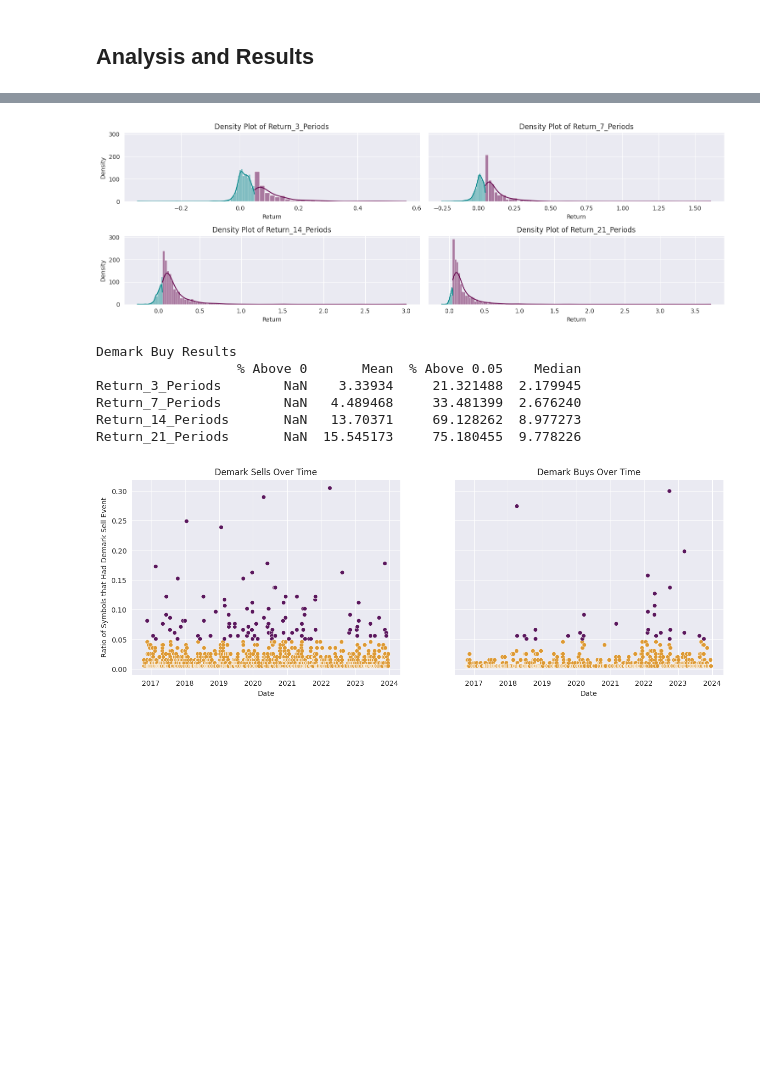
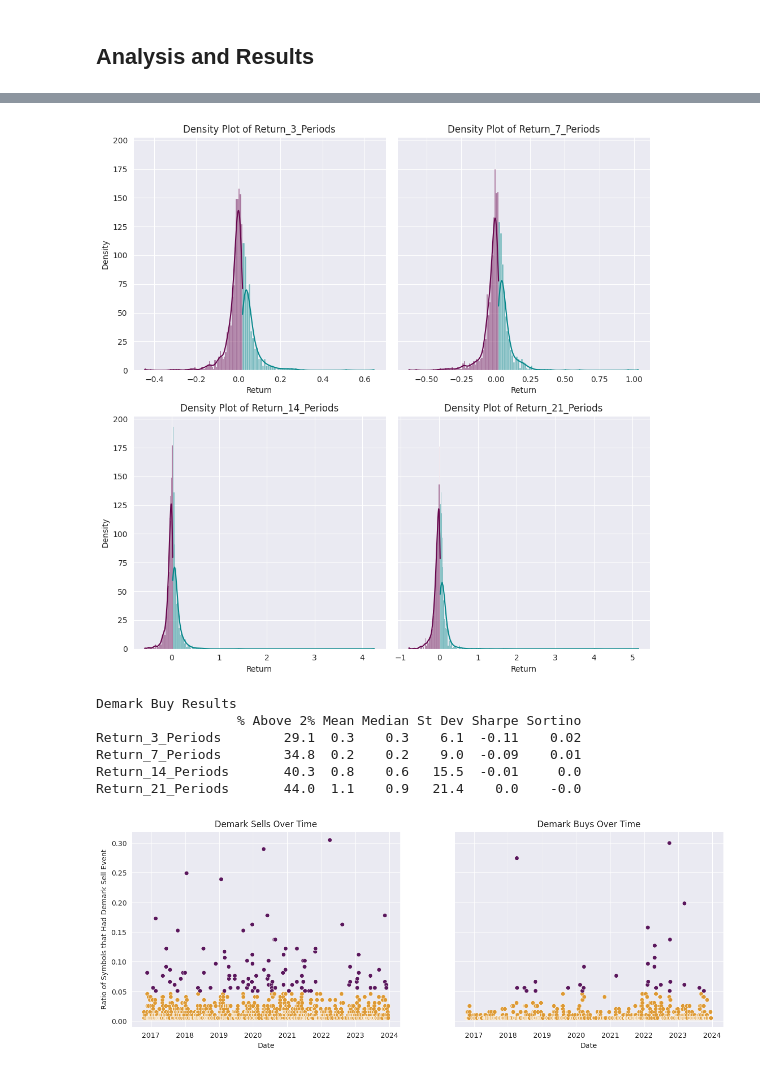
Before and after one commit to C00ldudeNoonan/demark-indicators, a Jupyter notebook: Demark_Indicators.ipynb, the cells around one changed output, grey strips where cells are left out. Saved outputs shown, nothing was run; the diff lists cells and outputs as text; code cells hidden in the pictures; blank space fills up the shorter version.

```diff
--- a/Demark_Indicators.ipynb
+++ b/Demark_Indicators.ipynb
@@ -153,10 +153,10 @@ for worksheet in spreadsheet.worksheets():
     df.reset_index(drop=True, inplace=True)
     df['Date'] = pd.to_datetime(df['Date'])
     df.sort_values(by='Date', inplace=True)
-    df['Close_3_periods'] = df['Close'].shift(3)
-    df['Close_7_periods'] = df['Close'].shift(7)
-    df['Close_14_periods'] = df['Close'].shift(14)
-    df['Close_21_periods'] = df['Close'].shift(21)
+    df['Close_3_periods'] = df['Close'].shift(-3)
+    df['Close_7_periods'] = df['Close'].shift(-7)
+    df['Close_14_periods'] = df['Close'].shift(-14)
+    df['Close_21_periods'] = df['Close'].shift(-21)
 
     print(sheet_name, len(df))
 
@@ -165,5 +165,4 @@ for worksheet in spreadsheet.worksheets():
 
 # Concatenate all DataFrames in the list into one final DataFrame
 final_df = pd.concat(dfs, ignore_index=True)
-print(final_df.columns)
 print(final_df.head())
@@ -310,7 +290,7 @@ day_of_week
 # roi by time period
 sns.set_style('darkgrid')
 
-fig, axs = plt.subplots(2, 2, figsize=(15, 5), sharey=True)
+fig, axs = plt.subplots(2, 2, figsize=(10, 10), sharey=True)
 axs = axs.flatten()
 # List of periods
 periods = ['Return_3_Periods', 'Return_7_Periods', 'Return_14_Periods', 'Return_21_Periods']
@@ -319,8 +299,8 @@ colors = ['#05878a', '#67074e']
 # Iterate over the periods and create a plot for each one
 for i, period in enumerate(periods):
     # Separate the data into two groups
-    positive = sell_df[sell_df[period] > 0.05][period]
-    negative = sell_df[sell_df[period] < 0.05][period]
+    positive = sell_df[sell_df[period] > 0.02][period]
+    negative = sell_df[sell_df[period] < 0.02][period]
 
     # Plot the positive data in green
     sns.histplot(positive, kde=True, color=colors[0], ax=axs[i])
@@ -344,13 +324,17 @@ print("Demark Sell Results")
 periods = ['Return_3_Periods', 'Return_7_Periods', 'Return_14_Periods', 'Return_21_Periods']
 
 # Initialize an empty DataFrame to store the results
-results = pd.DataFrame(index=periods, columns=['% Above 0', 'Mean'])
+results = pd.DataFrame(index=periods, columns=['% Above 2%', 'Mean(%)', 'Median(%)', 'St Dev', 'Sharpe', 'Sortino'])
 
 # Iterate over the periods and calculate the percentage of values above 0 and the mean
 for period in periods:
-    results.loc[period, '% Above 0.05'] = (sell_df[period] > 0.05).mean() * 100
-    results.loc[period, 'Mean'] = sell_df[period].mean()* 100
-    results.loc[period, 'Median'] = buy_df[period].median()*100
+    results.loc[period, '% Above 2%'] = round((sell_df[period] > 0.02).mean() * 100,1)
+    results.loc[period, 'Mean(%)'] = round(sell_df[period].mean()*100, 1)
+    results.loc[period, 'Median(%)'] = round(sell_df[period].median()*100, 1)
+    results.loc[period, 'St Dev'] = round(sell_df[period].std()*100, 1)
+    results.loc[period, 'Sharpe'] = round((sell_df[period].mean() - 0.01 )/sell_df[period].std(), 1)
+    results.loc[period, 'Sortino'] = round((sell_df[period].mean() - 0.01 )/(sell_df[period].min()), 2)
+
 
 # Print the results
 print(results)
@@ -365,48 +349,54 @@ Return_21_Periods       NaN   7.41249     53.934571  9.778226
 # %%
-fig, axs = plt.subplots(2, 2, figsize=(15, 5), sharey=True)
+fig, axs = plt.subplots(2, 2, figsize=(10, 10), sharey=True)
 axs = axs.flatten()
 # List of periods
 periods = ['Return_3_Periods', 'Return_7_Periods', 'Return_14_Periods', 'Return_21_Periods']
 
 colors = ['#05878a', '#67074e']
 
 for i, period in enumerate(periods):
     # Separate the data into two groups
-    positive = buy_df[buy_df[period] > 0.05][period]
-    negative = buy_df[buy_df[period] < 0.05][period]
+    positive = buy_df[buy_df[period] > 0.02][period]
+    negative = buy_df[buy_df[period] < 0.02][period]
 
     # Plot the positive data in green
     sns.histplot(positive, kde=True, color=colors[0], ax=axs[i])
 
     # Plot the negative data in red
     sns.histplot(negative, kde=True, color=colors[1], ax=axs[i])
 
     # Set the title and labels
     axs[i].set_title(f'Density Plot of {period}')
     axs[i].set_xlabel('Return')
     axs[i].set_ylabel('Density')
 
 # Adjust the layout
 plt.tight_layout()
 
 # Display the plots
 plt.show()
 print("Demark Buy Results")
+results = pd.DataFrame(index=periods, columns=['% Above 2%', 'Mean', 'Median', 'St Dev', 'Sharpe', 'Sortino'])
+
 
 for period in periods:
-    results.loc[period, '% Above 0.05'] = (buy_df[period] > 0.05).mean() * 100
-    results.loc[period, 'Mean'] = buy_df[period].mean()*100
-    results.loc[period, 'Median'] = buy_df[period].median()*100
+    results.loc[period, '% Above 2%'] = round((buy_df[period] > 0.02).mean() * 100,1)
+    results.loc[period, 'Mean'] = round(buy_df[period].mean()* 100, 1)
+    results.loc[period, 'Median'] = round(buy_df[period].median()*100, 1)
+    results.loc[period, 'St Dev'] = round(buy_df[period].std()*100, 1)
+    results.loc[period, 'Sharpe'] = round((buy_df[period].mean() - 0.01 )/buy_df[period].std(), 2)
+    results.loc[period, 'Sortino'] = round((buy_df[period].mean() - 0.01 )/(buy_df[period].min()), 2)
+
 # Print the results
 print(results)
 # %% [output]
-[figure, old version]
+[figure, new version]
 Demark Buy Results
-                  % Above 0       Mean  % Above 0.05    Median
-Return_3_Periods        NaN    3.33934     21.321488  2.179945
-Return_7_Periods        NaN   4.489468     33.481399  2.676240
-Return_14_Periods       NaN   13.70371     69.128262  8.977273
-Return_21_Periods       NaN  15.545173     75.180455  9.778226
+                  % Above 2% Mean Median St Dev Sharpe Sortino
+Return_3_Periods        29.1  0.3    0.3    6.1  -0.11    0.02
+Return_7_Periods        34.8  0.2    0.2    9.0  -0.09    0.01
+Return_14_Periods       40.3  0.8    0.6   15.5  -0.01     0.0
+Return_21_Periods       44.0  1.1    0.9   21.4    0.0    -0.0
 # %%
 fig, axs = plt.subplots(1, 2, figsize=(15, 5), sharey=True)
 
```
Also changed, not shown: parts of 7 cells of this notebook.
